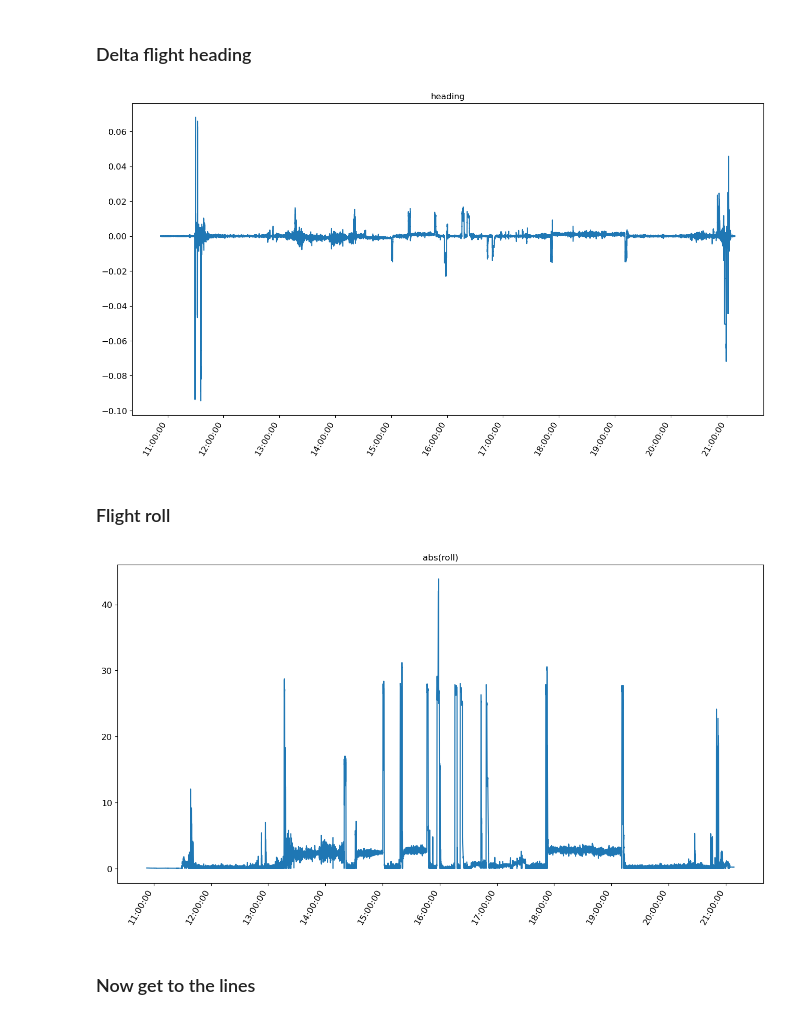
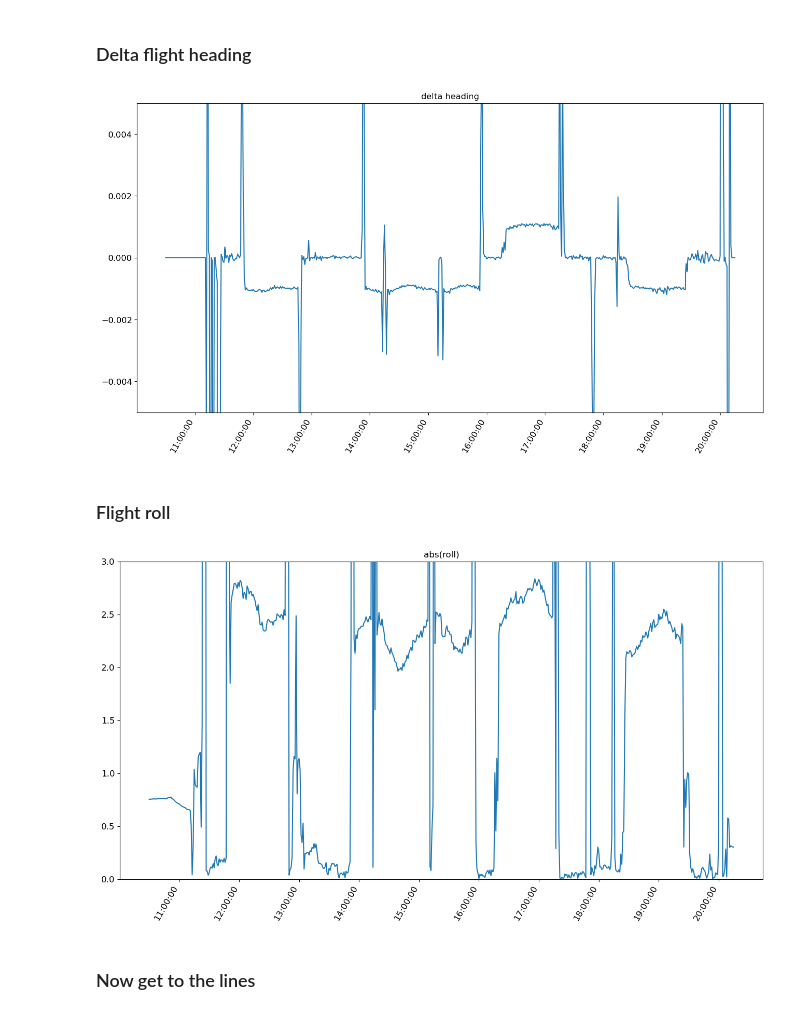
Before and after one commit to tmieslinger/flight_segmentation, a Jupyter notebook: scripts/guessFlightSegmentStraight.ipynb, the cells around one changed output. Saved outputs shown, nothing was run; the diff lists cells and outputs as text; code cells hidden in the pictures.

```diff
--- a/scripts/guessFlightSegmentStraight.ipynb
+++ b/scripts/guessFlightSegmentStraight.ipynb
@@ -15,13 +15,25 @@ from datetime import datetime
 # %%
-flightID = "HALO-20240916a"
+flightID = "HALO-20240921a"
 
 bahamasFreq            = 100              # Hz
-resamplingTime         =  30              # in seconds [interpolation/averaging interval of raw data]
-minimumTimeForStraight = 1800*bahamasFreq # in seconds times bahamas freq
-guessRange             = 4                # resampling intervalls before and after the estimated guess
-
-trackResampling        = 1 # resamplingTime*bahamasFreq
+resamplingTime         =  60              # in seconds [interpolation/averaging interval of raw data]
+minimumTimeForStraight =  10              # as number of resamplingTime intervalls
+guessRange             =   4              # resampling intervalls before and after the estimated guess (not used currently)
+# %%
+resamplingTimeStr = str(resamplingTime)+'s'
+trackResampling   = resamplingTime*bahamasFreq
 # %% [markdown]
 ### Open file
 # %%
 ds = xr.open_zarr("ipns://latest.orcestra-campaign.org/products/HALO/position_attitude/"+flightID+".zarr")
+
+roll = ds['roll'].resample(time=resamplingTimeStr).mean()
+alt = ds.alt.resample(time=resamplingTimeStr).mean()
+
+deltaHead = np.diff(ds.heading,n=1)
+deltaHead = np.insert(deltaHead,0,0)
+deltaHead = np.where( (deltaHead >  359) , deltaHead-360, deltaHead)
+deltaHead = np.where( (deltaHead < -359) , deltaHead+360, deltaHead)
+
+deltahead = [deltaHead[i:trackResampling+i].mean() for i in range(0,deltaHead.size,trackResampling)]
+deltahead = np.insert(deltahead,0,0)
@@ -68,15 +90,10 @@ plt.show()
 # %% [markdown]
 ### Delta flight heading
 # %%
-deltahead = np.diff(ds.heading,n=1)
-deltahead = np.insert(deltahead,0,0)
-deltahead = np.where( (deltahead >  359) , deltahead-360, deltahead)
-deltahead = np.where( (deltahead < -359) , deltahead+360, deltahead)
-
 fig = plt.figure(figsize=(16,9))
 ax = fig.add_subplot()
 
-ax.plot(ds.time,deltahead)
+ax.plot(alt.time,deltahead)
 
 timeFmt = DateFormatter("%H:%M:%S")
 ax.xaxis.set_major_formatter(timeFmt)
@@ -86,32 +103,35 @@ plt.gcf().autofmt_xdate()
 plt.xticks(rotation=60, fontweight='light', fontsize=12)
 plt.yticks(fontweight='light', fontsize=12)
 
-plt.title("heading")
+plt.ylim((-0.005,0.005))
+
+plt.title("delta heading")
 
 plt.show()
 # %% [output]
-[figure, old version]
+[figure, new version]
 # %% [markdown]
 ### Flight roll
 # %%
-roll = abs(ds['roll'])
+roll = abs(roll)
 
 fig = plt.figure(figsize=(16,9))
 ax = fig.add_subplot()
 
 ax.plot(roll.time,roll)
 
 timeFmt = DateFormatter("%H:%M:%S")
 ax.xaxis.set_major_formatter(timeFmt)
 plt.gcf().autofmt_xdate()
 
 plt.xticks(rotation=60, fontweight='light', fontsize=12)
 plt.yticks(fontweight='light', fontsize=12)
+plt.ylim((0,3))
 
 plt.title("abs(roll)")
 plt.show()
 # %% [output]
-[figure, old version]
+[figure, new version]
 # %% [markdown]
 ### Now get to the lines
 # %%
```
Also changed, not shown: parts of 11 cells of this notebook.
